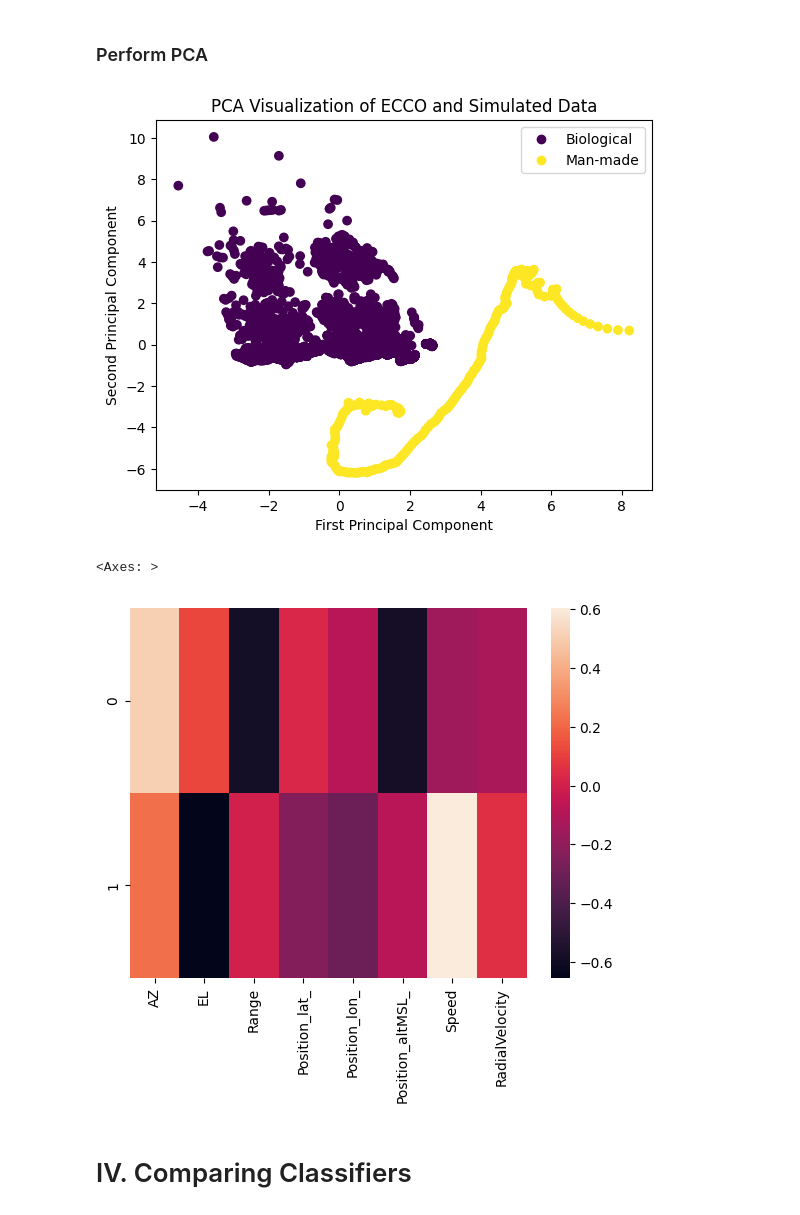
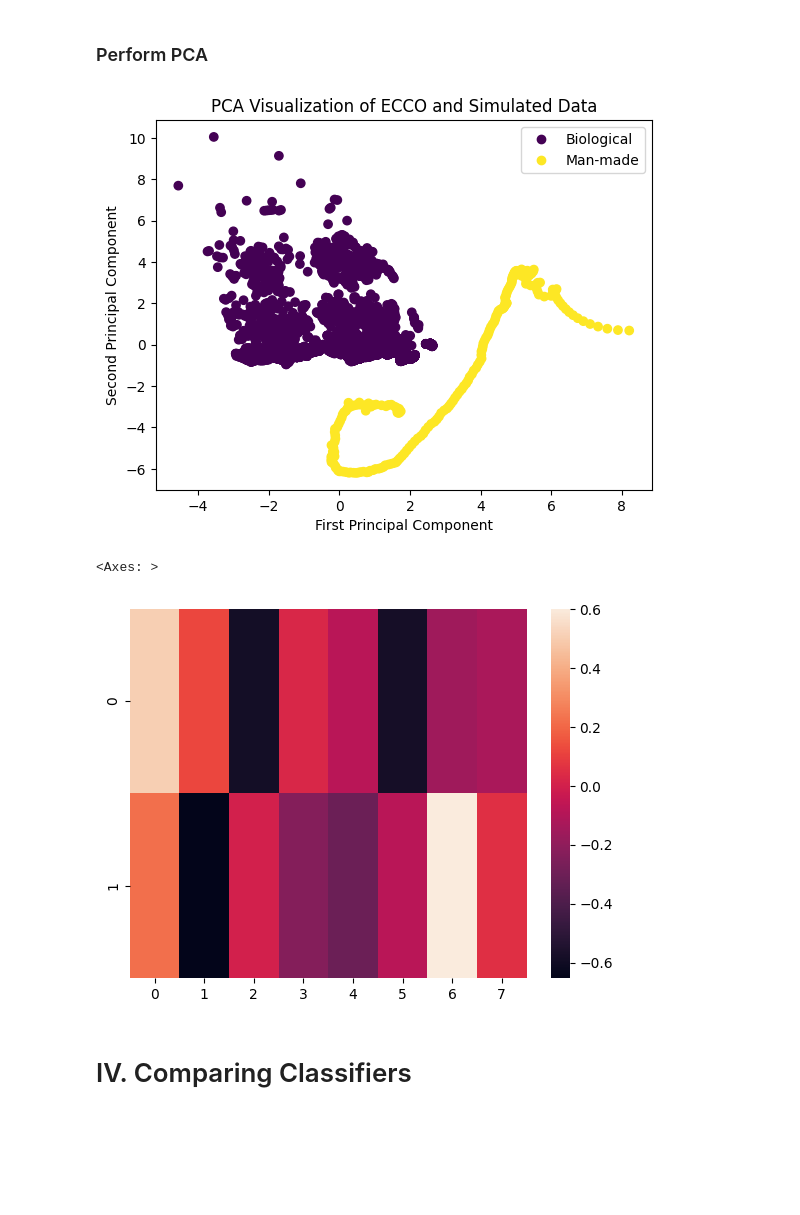
Before and after one commit to tuckerdickson/RADAR-Declutter, a Jupyter notebook: preprocessing.ipynb, the cells around one changed output. Cells and saved outputs as stored; diff of their text form; code cells hidden in the pictures; blank space fills up the shorter version.

```diff
--- a/preprocessing.ipynb
+++ b/preprocessing.ipynb
@@ -41,7 +44,7 @@ NI_ECCO = ['User Edit Time', 'Type', 'Associated UUID', 'Note', 'Combat ID',
 REPEAT_ECCO = ['Source Name', 'Source Class', 'Source LID', 'Closest Time']
 
 # all other ecco fields (aside from position, velocity, heading)
-OTHER_ECCO = ['UUID', 'Name', 'Create Time', 'Object ID', 'Origin Position (lat)',
+OTHER_ECCO = ['Name', 'Create Time', 'Object ID', 'Origin Position (lat)',
               'Origin Position (lon)', 'Origin Position (alt MSL)', 'Radar Cross Section',
               'Source ID', 'Deleted', 'Deleted Time']
 
@@ -182,6 +190,17 @@ Deleted Time: <class 'str'>
 # %% [markdown]
 ### Match ECCO Fields to Simulated Fields
 # %%
+# create UUIDs for the simulated data
+track_IDs = [None] * len(df_simu)
+
+for i in range(len(df_simu)):
+    if i % 10 == 0:
+        id = str(uuid.uuid1())
+    track_IDs[i] = id
+
+df_simu['UUID'] = track_IDs
+
+
 # drop all remaining columns from ecco that aren't in simu
 df_ecco = df_ecco.drop(columns=OTHER_ECCO)
 
@@ -217,10 +236,15 @@ X = X.drop(columns='UpdateTime')
 # %% [markdown]
 ### Scale the Data
 # %%
-# the scaled data should have a mean of 0 and standard deviation of 1
+# we want to scale all features except for UUID
+uuid_idx = X.columns.get_loc('UUID')
+X_cols = X.columns.delete(uuid_idx)
+
+# the scaled columns should have mean 0 and std 1
 scaler = StandardScaler()
-scaler.fit(X)
-scaled_X = pd.DataFrame(scaler.transform(X))
+scaler.fit(X[X_cols])
+
+scaled_X = pd.DataFrame(scaler.transform(X[X_cols]))
 # %% [markdown]
 # III. Principal Component Analysis
 # %% [markdown]
@@ -228,22 +252,22 @@ scaled_X = pd.DataFrame(scaler.transform(X))
 # %%
 # perform PCA on the scaled data
 pca = PCA(n_components=2)
 pca.fit(scaled_X)
 X_pca = pca.transform(scaled_X)
 
 # plot the first PC vs the second PC
 plot = plt.scatter(X_pca[:, 0], X_pca[:, 1], c=y)
 plt.xlabel('First Principal Component')
 plt.ylabel('Second Principal Component')
 plt.title('PCA Visualization of ECCO and Simulated Data')
 plt.legend(handles=plot.legend_elements()[0], labels=['Biological', 'Man-made'])
 plt.show()
 
-components = pd.DataFrame(pca.components_, columns=X.columns)
+components = pd.DataFrame(pca.components_, columns=scaled_X.columns)
 sns.heatmap(components)
 # %% [output]
 [figure]
 <Axes: >
-[figure, old version]
+[figure, new version]
 # %% [markdown]
 # IV. Comparing Classifiers
```
Also changed, not shown: parts of 8 cells of this notebook.
